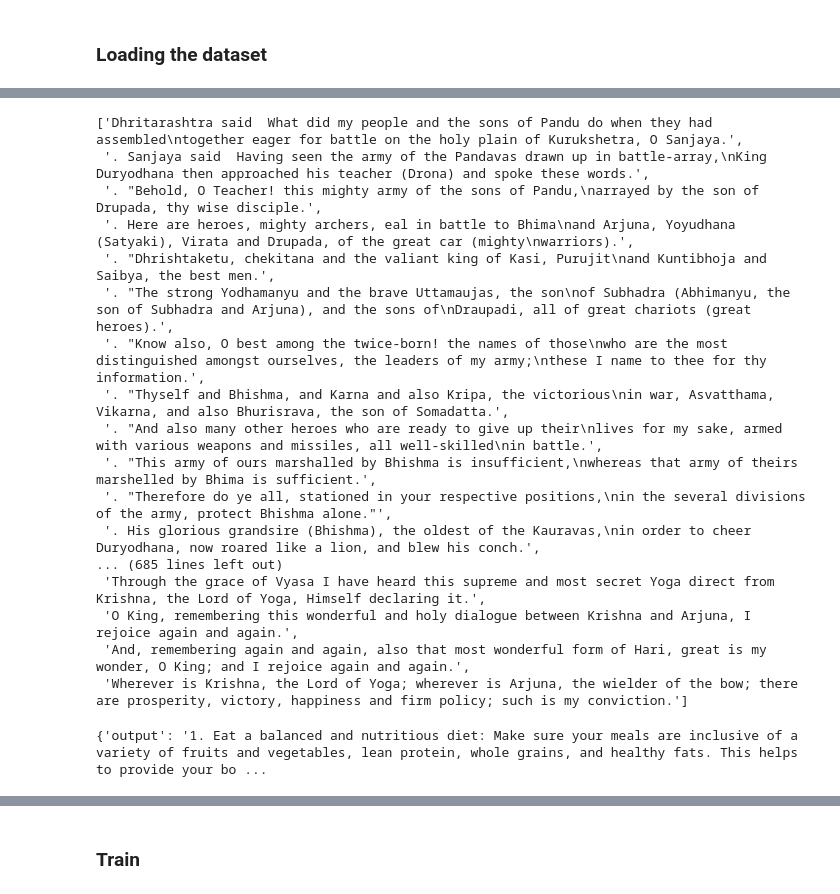
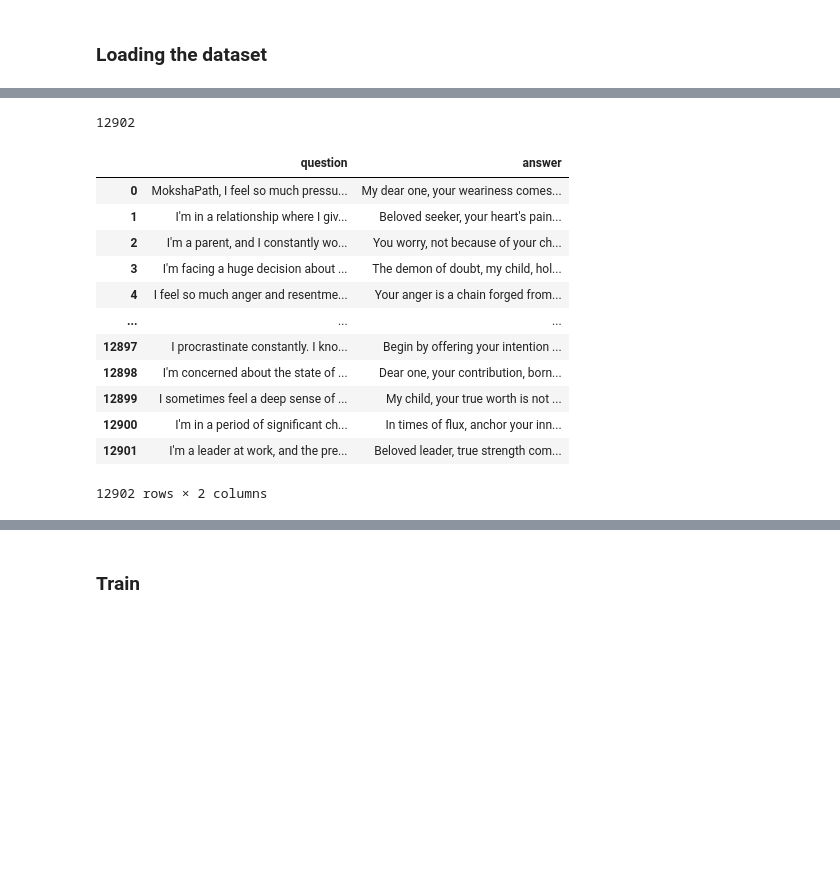
Before and after one commit to NikhilaGadge/Fine-Tuning-LLM, a Jupyter notebook: FineTuning Experimentation.ipynb, the cells around one changed output, grey strips where cells are left out. Cells and saved outputs as stored; diff of their text form; code cells hidden in the pictures; blank space fills up the shorter version.

```diff
--- a/FineTuning Experimentation.ipynb
+++ b/FineTuning Experimentation.ipynb
@@ -65,7 +65,7 @@ Unsloth 2026.8.22 patched 28 layers with 28 QKV layers, 28 O layers and 28 MLP l
 import kagglehub
 
 # Download latest version
-path = kagglehub.dataset_download("a2m2a2n2/bhagwad-gita-dataset")
+path = kagglehub.dataset_download("rambo011/bhagavad-gita-q-and-a-dataset-for-modern-life-problem")
 
 print("Path to dataset files:", path)
 # %% [output]
@@ -119,20 +97,0 @@ data = [re.sub(r"^\s*\d+\.\d+\s*", "", i) for i in data]
-# %%
-data
-# %% [output]
-['Dhritarashtra said  What did my people and the sons of Pandu do when they had assembled\ntogether eager for battle on the holy plain of Kurukshetra, O Sanjaya.',
- '. Sanjaya said  Having seen the army of the Pandavas drawn up in battle-array,\nKing Duryodhana then approached his teacher (Drona) and spoke these words.',
- '. "Behold, O Teacher! this mighty army of the sons of Pandu,\narrayed by the son of Drupada, thy wise disciple.',
- '. Here are heroes, mighty archers, eal in battle to Bhima\nand Arjuna, Yoyudhana (Satyaki), Virata and Drupada, of the great car (mighty\nwarriors).',
- '. "Dhrishtaketu, chekitana and the valiant king of Kasi, Purujit\nand Kuntibhoja and Saibya, the best men.',
- '. "The strong Yodhamanyu and the brave Uttamaujas, the son\nof Subhadra (Abhimanyu, the son of Subhadra and Arjuna), and the sons of\nDraupadi, all of great chariots (great heroes).',
- '. "Know also, O best among the twice-born! the names of those\nwho are the most distinguished amongst ourselves, the leaders of my army;\nthese I name to thee for thy information.',
- '. "Thyself and Bhishma, and Karna and also Kripa, the victorious\nin war, Asvatthama, Vikarna, and also Bhurisrava, the son of Somadatta.',
- '. "And also many other heroes who are ready to give up their\nlives for my sake, armed with various weapons and missiles, all well-skilled\nin battle.',
- '. "This army of ours marshalled by Bhishma is insufficient,\nwhereas that army of theirs marshelled by Bhima is sufficient.',
- '. "Therefore do ye all, stationed in your respective positions,\nin the several divisions of the army, protect Bhishma alone."',
- '. His glorious grandsire (Bhishma), the oldest of the Kauravas,\nin order to cheer Duryodhana, now roared like a lion, and blew his conch.',
-... (685 lines left out)
- 'Through the grace of Vyasa I have heard this supreme and most secret Yoga direct from Krishna, the Lord of Yoga, Himself declaring it.',
- 'O King, remembering this wonderful and holy dialogue between Krishna and Arjuna, I rejoice again and again.',
- 'And, remembering again and again, also that most wonderful form of Hari, great is my wonder, O King; and I rejoice again and again.',
- 'Wherever is Krishna, the Lord of Yoga; wherever is Arjuna, the wielder of the bow; there are prosperity, victory, happiness and firm policy; such is my conviction.']
@@ -144,5 +98,49 @@ dataset = dataset.map(format_prompt)
-# %%
-print(dataset[0])
-# %% [output]
-{'output': '1. Eat a balanced and nutritious diet: Make sure your meals are inclusive of a variety of fruits and vegetables, lean protein, whole grains, and healthy fats. This helps to provide your bo ...
+# %%
+files = [
+    "Chapter_18_QA.csv",
+"Chapter_5_QA.csv",
+"Chapter_13_QA.csv",
+"Chapter_10_QA.csv",
+"Chapter_14_QA.csv",
+"Chapter_15_QA.csv",
+"Chapter_16_QA.csv",
+"Chapter_11_QA.csv",
+"Chapter_3_QA.csv",
+"Chapter_7_QA.csv",
+"Chapter_8_QA.csv",
+"Chapter_1_QA.csv",
+"Chapter_4_QA.csv",
+"Chapter_9_QA.csv",
+"Chapter_2_QA.csv",
+"Chapter_17_QA.csv",
+"Chapter_12_QA.csv",
+"Chapter_6_QA.csv",
+
+]
+data = pd.concat(
+    [pd.read_csv(os.path.join(path, f)) for f in files],
+    ignore_index=True
+)
+
+
+len(data)
+# %% [output]
+12902
+# %%
+data = data[['question','answer']]
+data
+# %% [output]
+|  | question | answer |
+| 0 | MokshaPath, I feel so much pressu... | My dear one, your weariness comes... |
+| 1 | I'm in a relationship where I giv... | Beloved seeker, your heart's pain... |
+| 2 | I'm a parent, and I constantly wo... | You worry, not because of your ch... |
+| 3 | I'm facing a huge decision about ... | The demon of doubt, my child, hol... |
+| 4 | I feel so much anger and resentme... | Your anger is a chain forged from... |
+| ... | ... | ... |
+| 12897 | I procrastinate constantly. I kno... | Begin by offering your intention ... |
+| 12898 | I'm concerned about the state of ... | Dear one, your contribution, born... |
+| 12899 | I sometimes feel a deep sense of ... | My child, your true worth is not ... |
+| 12900 | I'm in a period of significant ch... | In times of flux, anchor your inn... |
+| 12901 | I'm a leader at work, and the pre... | Beloved leader, true strength com... |
+12902 rows × 2 columns
 # %%
```
Also changed, not shown: parts of 8 cells of this notebook.
